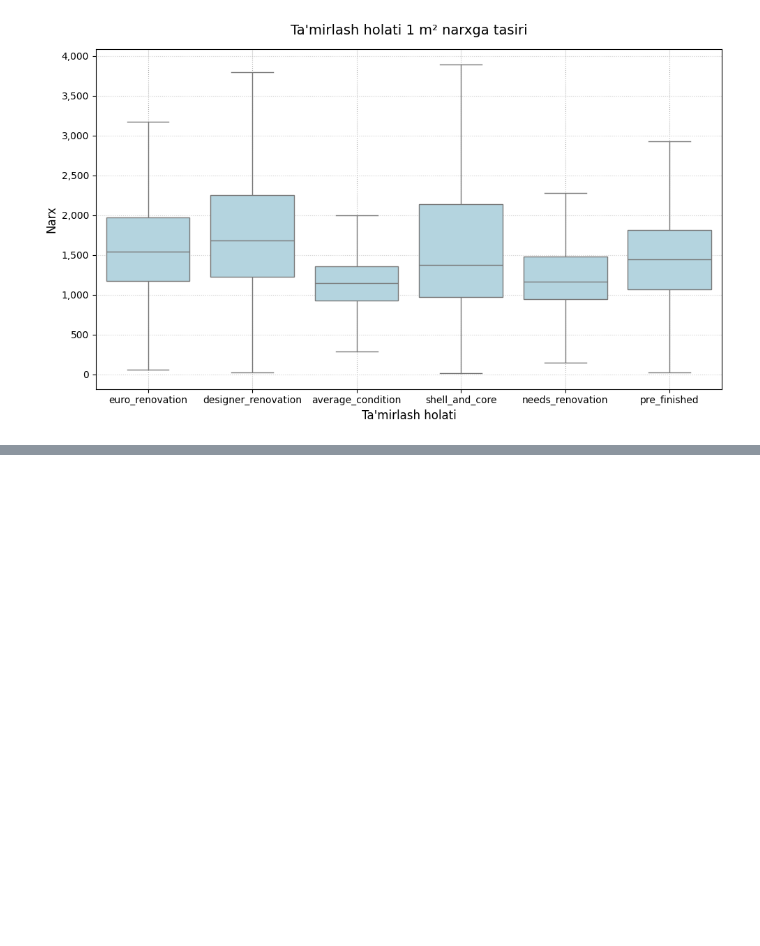
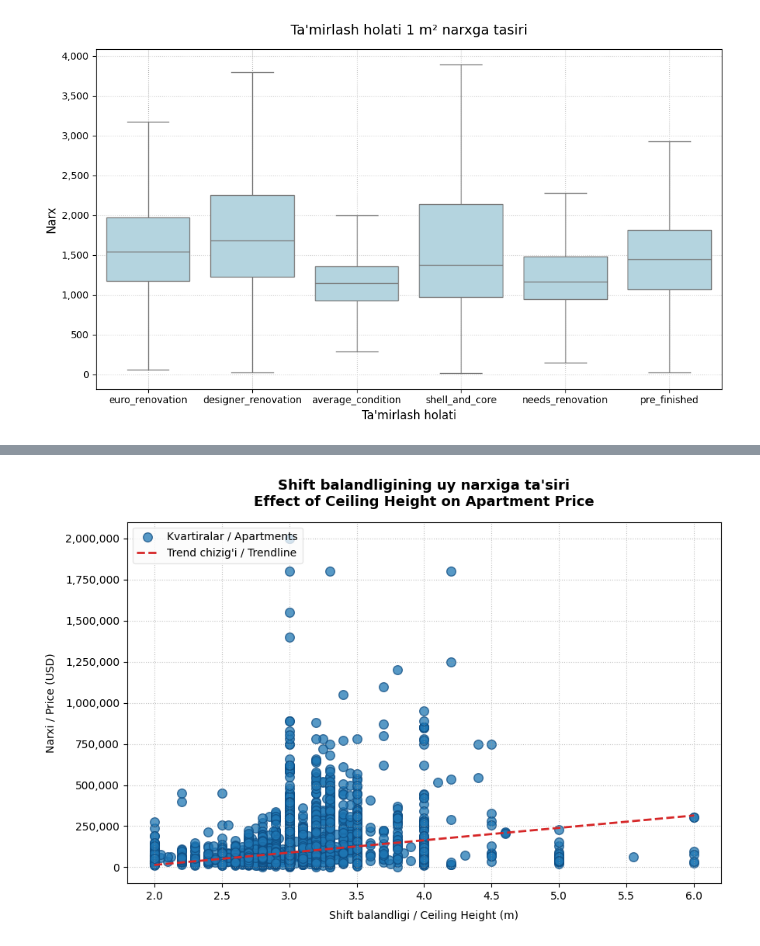
Before and after one commit to Javoh20111/Tashkent-apartment-analysis, a Jupyter notebook: notebooks/2_data_analysis.ipynb, the cells around one changed output, grey strips where cells are left out. Cells and saved outputs as stored; diff of their text form; code cells hidden in the pictures; blank space fills up the shorter version.

```diff
--- a/notebooks/2_data_analysis.ipynb
+++ b/notebooks/2_data_analysis.ipynb
@@ -565,0 +617,46 @@ plt.show()
+# %%
+# Shiftning balandligi narxga ta'sir qiladimi — baland shiftli kvartiralar qimmatroqmi?
+valid_df = sale_df.dropna(subset=["ceiling_height", "price_usd"]).copy()
+
+plt.figure(figsize=(9, 6), dpi=100)
+
+plt.scatter(
+    valid_df["ceiling_height"],
+    valid_df["price_usd"],
+    color='#1f77b4',
+    alpha=0.75,
+    edgecolors='#0f4c81',
+    s=70,
+    label='Kvartiralar / Apartments'
+)
+
+m, b = np.polyfit(valid_df["ceiling_height"], valid_df["price_usd"], 1)
+x_range = np.linspace(valid_df['ceiling_height'].min(), valid_df['ceiling_height'].max(), 100)
+
+plt.plot(
+    x_range,
+    m * x_range + b,
+    color='#d62728',
+    linestyle='--',
+    linewidth=2,
+    label="Trend chizig'i / Trendline"
+)
+
+plt.title(
+    "Shift balandligining uy narxiga ta'siri\nEffect of Ceiling Height on Apartment Price",
+    fontsize=13,
+    fontweight='bold',
+    pad=15
+)
+plt.xlabel("Shift balandligi / Ceiling Height (m)", fontsize=10, labelpad=8)
+plt.ylabel("Narxi / Price (USD)", fontsize=10, labelpad=8)
+
+current_values = plt.gca().get_yticks()
+plt.gca().set_yticklabels(['{:,.0f}'.format(x) for x in current_values])
+
+plt.grid(True, linestyle=':', alpha=0.6, color='#999999')
+plt.legend(loc='upper left', frameon=True, facecolor='#fcfcfc', edgecolor='#e0e0e0')
+plt.tight_layout()
+plt.show()
+# %% [output]
+[figure, added]
```
Also changed, not shown: parts of 4 cells of this notebook.
